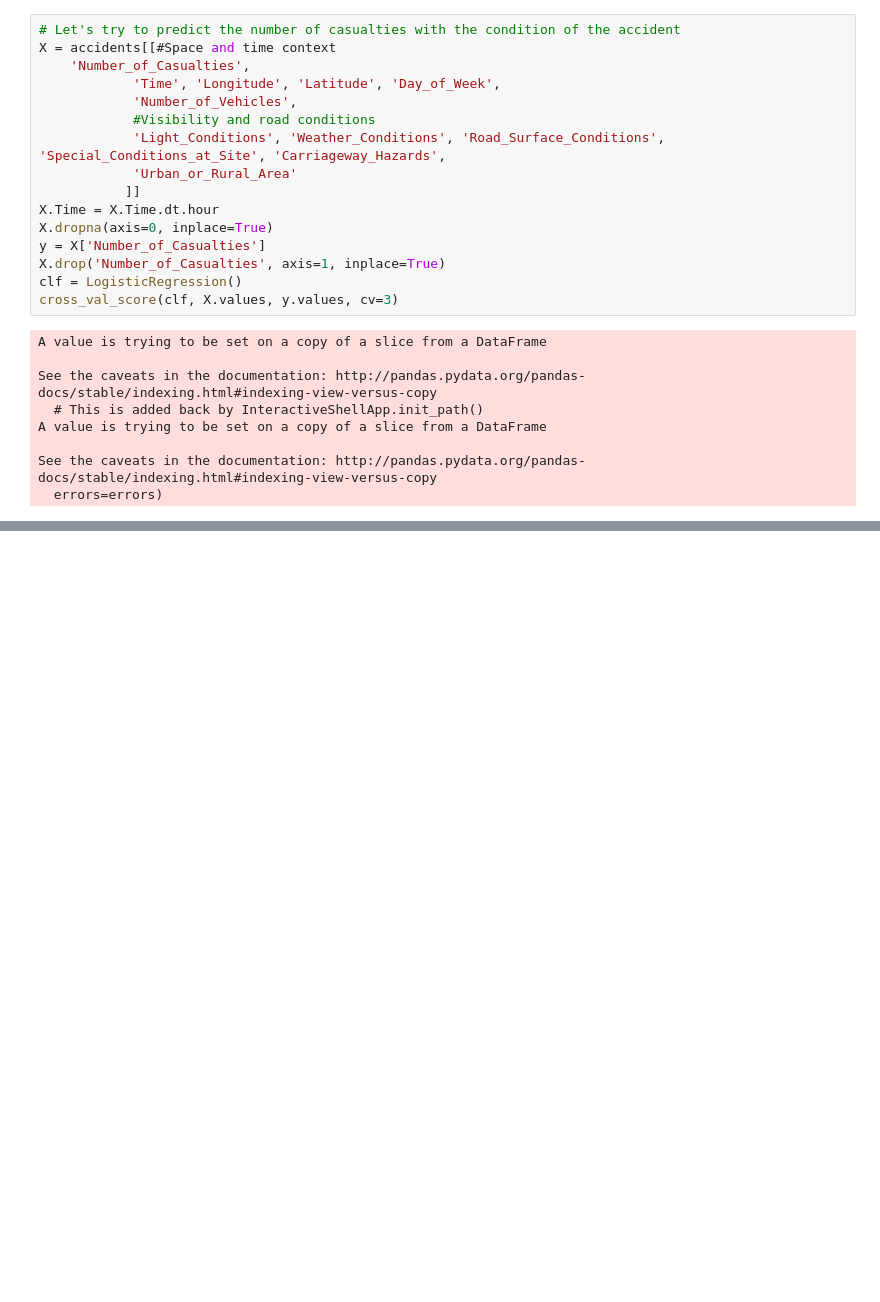
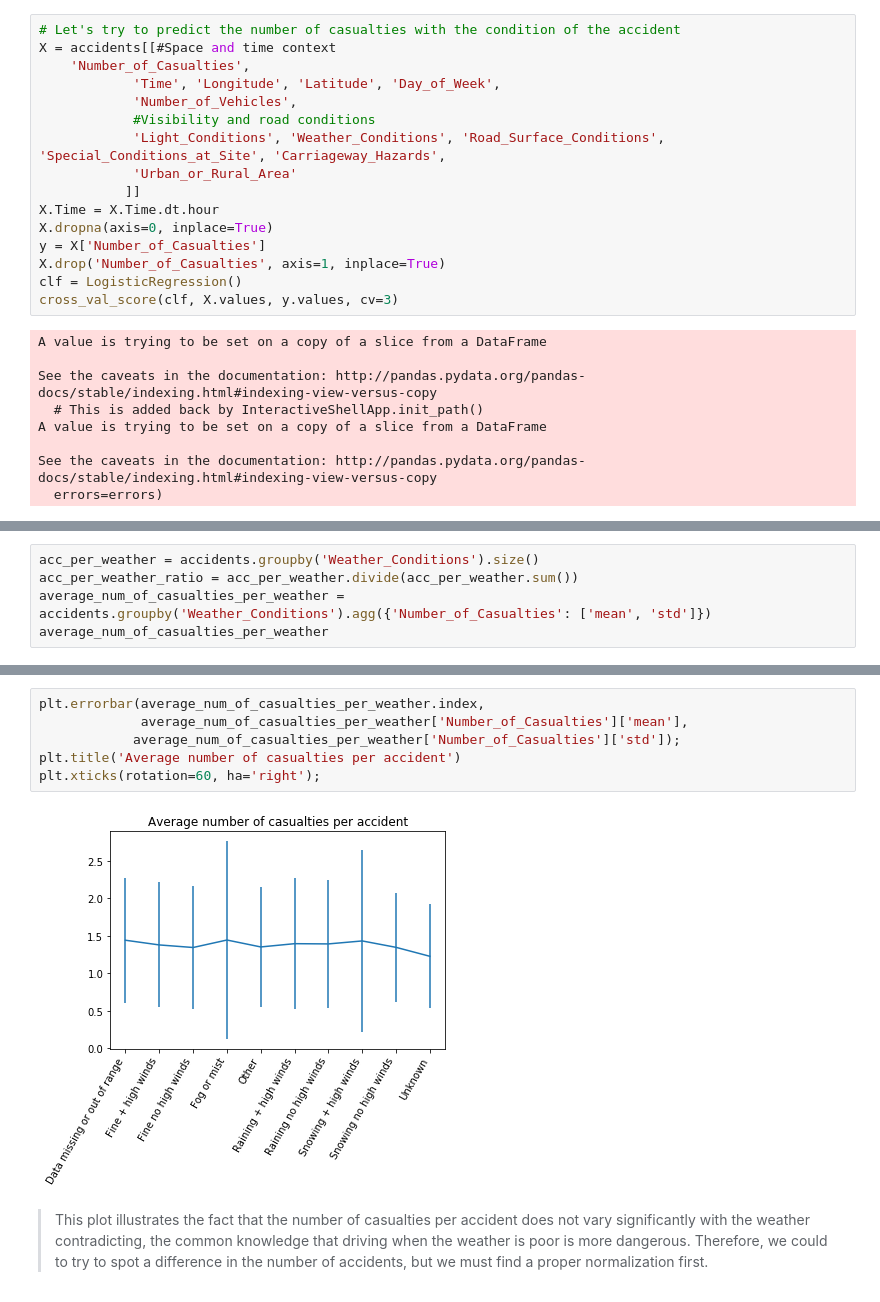
Before and after one commit to Eagleseb/survive-your-commuting, a Jupyter notebook: Milestone2.ipynb, the cells around one changed output, grey strips where cells are left out. Cells and saved outputs as stored; diff of their text form; blank space fills up the shorter version.

```diff
--- a/Milestone2.ipynb
+++ b/Milestone2.ipynb
@@ -358,0 +362,5 @@ See the caveats in the documentation: http://pandas.pydata.org/pandas-docs/stabl
+# %%
+acc_per_weather = accidents.groupby('Weather_Conditions').size()
+acc_per_weather_ratio = acc_per_weather.divide(acc_per_weather.sum())
+average_num_of_casualties_per_weather = accidents.groupby('Weather_Conditions').agg({'Number_of_Casualties': ['mean', 'std']})
+average_num_of_casualties_per_weather
@@ -358,0 +381,10 @@ See the caveats in the documentation: http://pandas.pydata.org/pandas-docs/stabl
+# %%
+plt.errorbar(average_num_of_casualties_per_weather.index,
+             average_num_of_casualties_per_weather['Number_of_Casualties']['mean'],
+            average_num_of_casualties_per_weather['Number_of_Casualties']['std']);
+plt.title('Average number of casualties per accident')
+plt.xticks(rotation=60, ha='right');
+# %% [output]
+[figure, added]
+# %% [markdown]
+> This plot illustrates the fact that the number of casualties per accident does not vary significantly with the weather contradicting, the common knowledge that driving when the weather is poor is more dangerous. Therefore, we could to try to spot a difference in the number of accidents, but we must find a proper normalization first.
```
Also changed, not shown: parts of 28 cells of this notebook, 3 other files.
